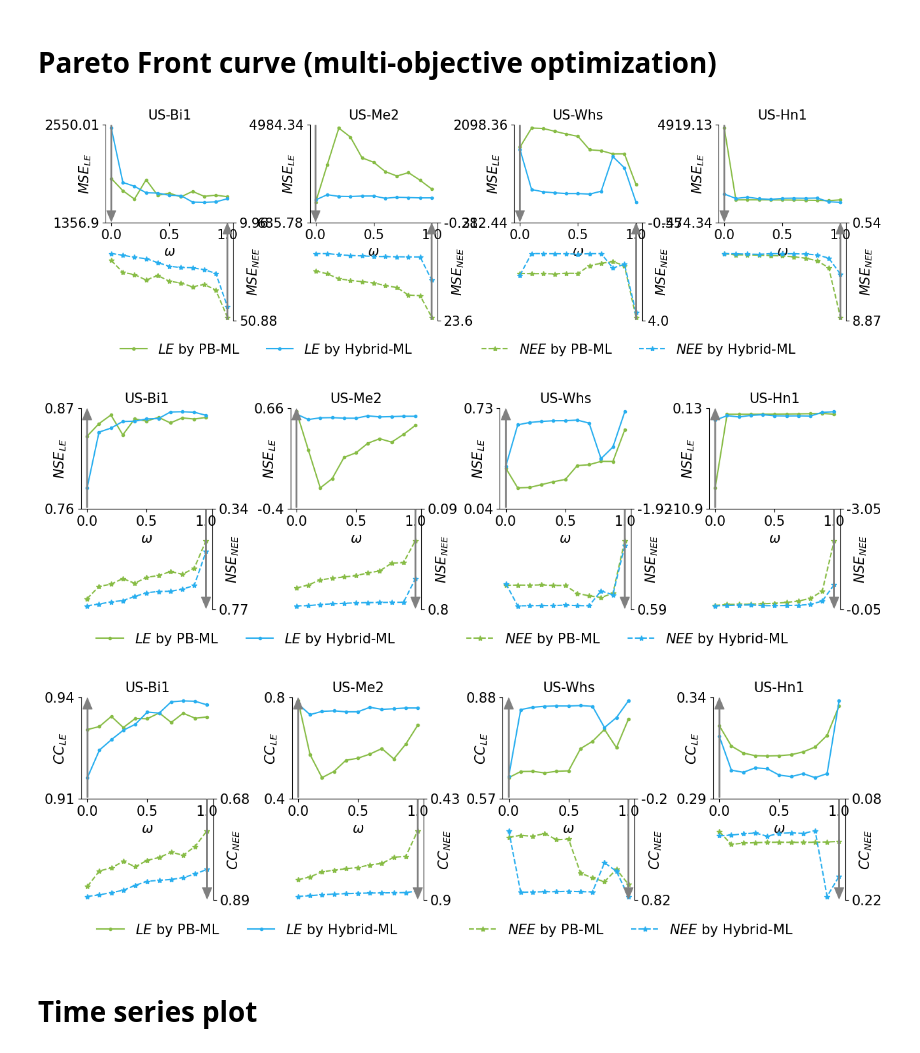
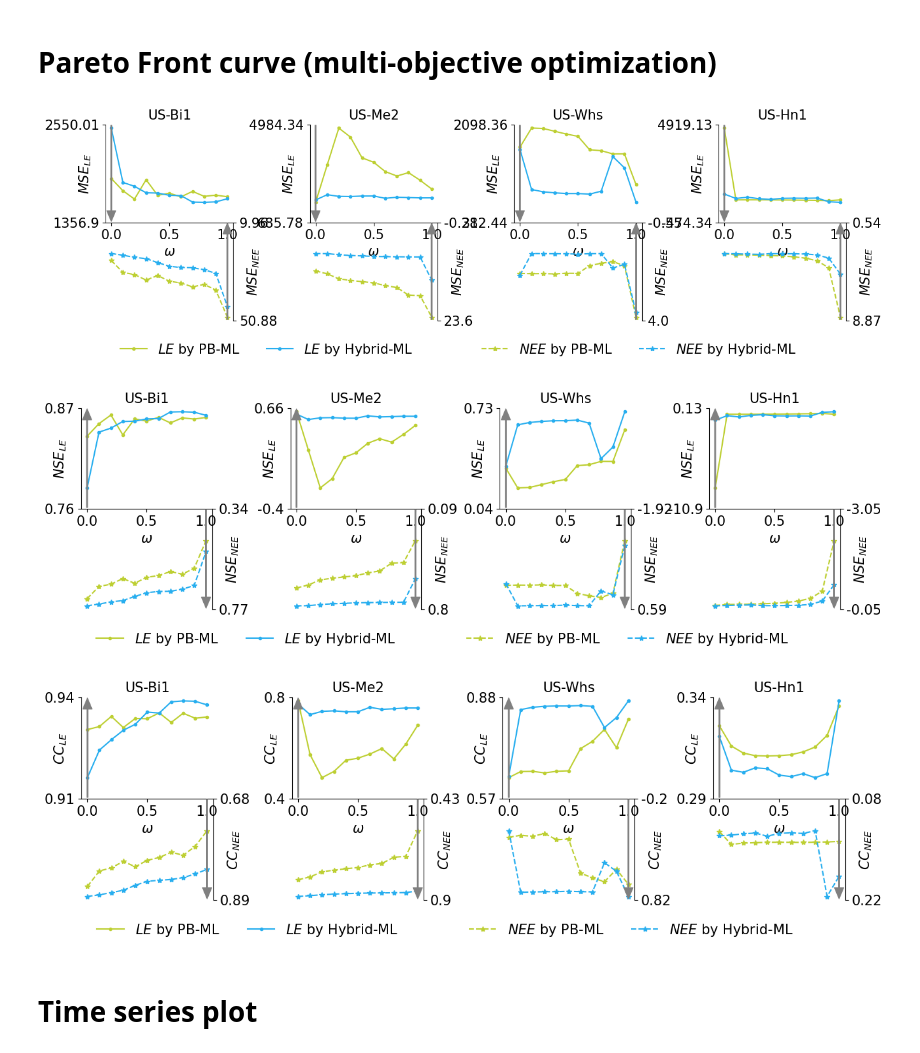
Before and after one commit to pnnl/JAX-CanVeg, a Jupyter notebook: examples/TrainingAnalysis.ipynb, the cells around one changed output. Saved outputs shown, nothing was run; the diff lists cells and outputs as text; code cells hidden in the pictures.

```diff
--- a/examples/TrainingAnalysis.ipynb
+++ b/examples/TrainingAnalysis.ipynb
@@ -44,6 +44,10 @@ dnn_combinations = list(itertools.product(sites, le_weight))
 metrics = ["mse", "nse", "cc"]
 metrics_labels = ["MSE", "NSE", "CC"]
 outputs = ["LE", "NEE"]
+
+colors = {
+    "PB": '#bdcf32', "Hybrid": '#27aeef', "DNN": '#87bc45', "Obs": "black"
+}
 # %% [markdown]
 # Load the training results
 # %% [markdown]
@@ -278,7 +282,7 @@ for i, varn in enumerate(["LE", "NEE"]):
             df_metrics, layer=layer, varn=varn, train_or_test=train_or_test
         )
         ax = sns.barplot(df_metrics_sub, ax=ax, x="site", y=metric, hue="model", errorbar='sd',
-                         palette=['#87bc45', '#27aeef', '#bdcf32'],
+                         palette=[colors['PB'], colors['Hybrid'], colors['DNN']],
                          legend="full" if i==1 and j==len(metrics)-1 else False)
         ax.set(xlabel="", ylabel=f"${metric.upper()}_{'{'+varn+'}'}$",
                yscale="symlog" if (varn=="NEE") and (metric=="mkge") else "linear")
@@ -381,14 +385,14 @@ for i, metric in enumerate(metrics):
             train_or_test=train_or_test,
         )[metric]
 
-        ax.plot(le_weight, le_m, ".-", color='#87bc45', label=f"$LE$ by PB-{layer}")
-        ax.plot(le_weight, le_hm, ".-", color='#27aeef', label=f"$LE$ by Hybrid-{layer}")
+        ax.plot(le_weight, le_m, ".-", color=colors['PB'], label=f"$LE$ by PB-{layer}")
+        ax.plot(le_weight, le_hm, ".-", color=colors['Hybrid'], label=f"$LE$ by Hybrid-{layer}")
         # ax.plot(le_weight, le_dm, ".-", label=f"DNN-{layer}")
         # ax.legend()
 
         ax2 = ax.twinx()
-        ax2.plot(le_weight, nee_m, "*--", color='#87bc45', label=f"$NEE$ by PB-{layer}")
-        ax2.plot(le_weight, nee_hm, "*--", color='#27aeef', label=f"$NEE$ by Hybrid-{layer}")
+        ax2.plot(le_weight, nee_m, "*--", color=colors['PB'], label=f"$NEE$ by PB-{layer}")
+        ax2.plot(le_weight, nee_hm, "*--", color=colors['Hybrid'], label=f"$NEE$ by Hybrid-{layer}")
         # ax2.plot(le_weight, nee_dm, "*--", label=f"DNN-{layer}")
         # ax2.legend()
 
@@ -412,36 +416,36 @@ for i, metric in enumerate(metrics):
 
         # Make the plot more beautiful
         yrange = ax2.get_ylim()
         ymid, yhigh = yrange[0], yrange[1]
         ydiff = yhigh - ymid
         ymid = ymid - ydiff * 0.4
         ymin, ymax = ymid - ydiff*1.4, ymid + ydiff*1.4
         ymid = (ymin+ymax) / 2
         # ymin, ymax = round(ymin,1), round(ymax,1)
         # ymid, ylow, yhigh = round((ymin+ymax)/2,1),round(ylow,1),round(yhigh,1)
         ax2.invert_yaxis()
         ax2.spines[['bottom', 'top', 'left']].set_visible(False)
         ax2.spines['right'].set_bounds((ymid, ymax))
         ax2.set(yticks=[ymid, yhigh], ylim=[ymax, ymin],
                yticklabels=[round(ymid,2), round(yhigh,2)])
         ax2.set(ylabel=f"${metric.upper()}$" + "$_{NEE}$")
         ax2.yaxis.set_label_coords(1.1, .25)
         ax2.annotate('', xy=(1.,yhigh) if metric.lower()!='mse' else (1.,ymid),
                     xytext=(1.,ymid) if metric.lower()!='mse' else (1.,yhigh),
                     arrowprops=dict(color='grey', shrink=0.01, width=1, headwidth=10))
 
         if j == 0: # Put legend
             # Create a proxy artist to represent the annotation in the legend
             ax.legend(bbox_to_anchor=[2.5, -0.05], ncol=2, frameon=False)
             ax2.legend(bbox_to_anchor=[5.5, -0.05], ncol=2, frameon=False)
             # annotation_proxy = mlines.Line2D([], [], color='grey', marker='', label='better performance')
             # plt.legend(handles=[annotation_proxy])
 
     plt.subplots_adjust(wspace=0.6, hspace=0.6);
 # %% [output]
-[figure, old version]
+[figure, new version]
-[figure, old version]
+[figure, new version]
-[figure, old version]
+[figure, new version]
 # %%
 # train_or_test, layer = "test", "ML"
 # fig, axes = plt.subplots(len(metrics), len(sites), figsize=(20, 12))
```
Also changed, not shown: parts of 5 cells of this notebook, 3 other files.
